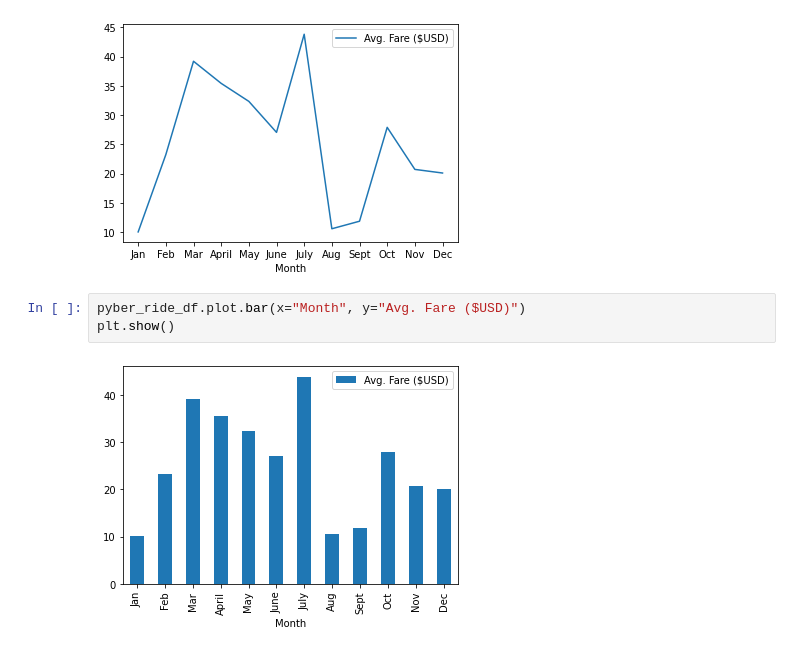
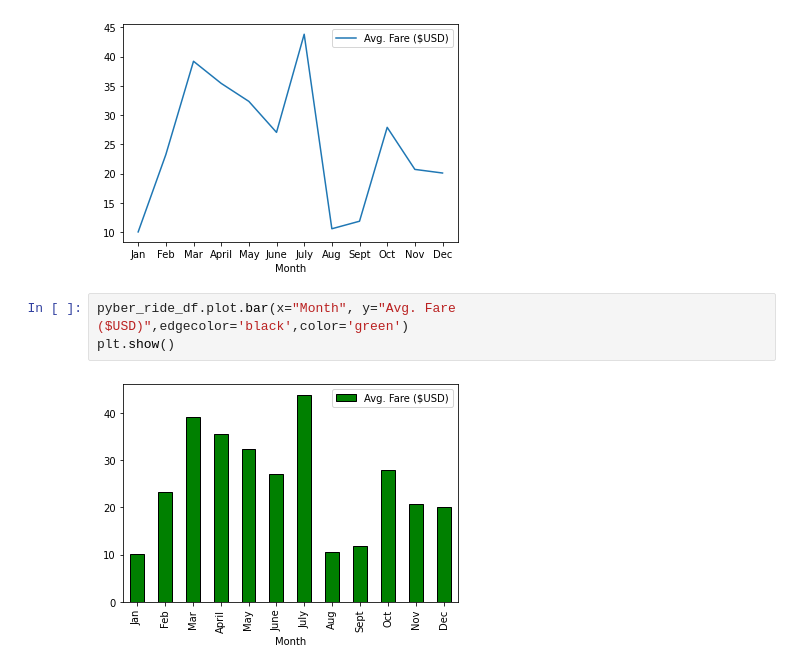
Before and after one commit to Bren42/PyBer_Analysis, a Jupyter notebook: pyber_ride_data.ipynb, the cells around one changed output. Drawn from its saved outputs; the diff is of its cells as text.

```diff
--- a/pyber_ride_data.ipynb
+++ b/pyber_ride_data.ipynb
@@ -40,10 +40,10 @@ plt.show()
 # %% [output]
 [figure]
 # %%
-pyber_ride_df.plot.bar(x="Month", y="Avg. Fare ($USD)")
+pyber_ride_df.plot.bar(x="Month", y="Avg. Fare ($USD)",edgecolor='black',color='green')
 plt.show()
 # %% [output]
-[figure, old version]
+[figure, new version]
 # %%
 pyber_ride_df.plot(x="Month", y="Avg. Fare ($USD)", kind='bar')
 plt.show()
```
Also changed, not shown: parts of 1 cell of this notebook, 3 other files.
